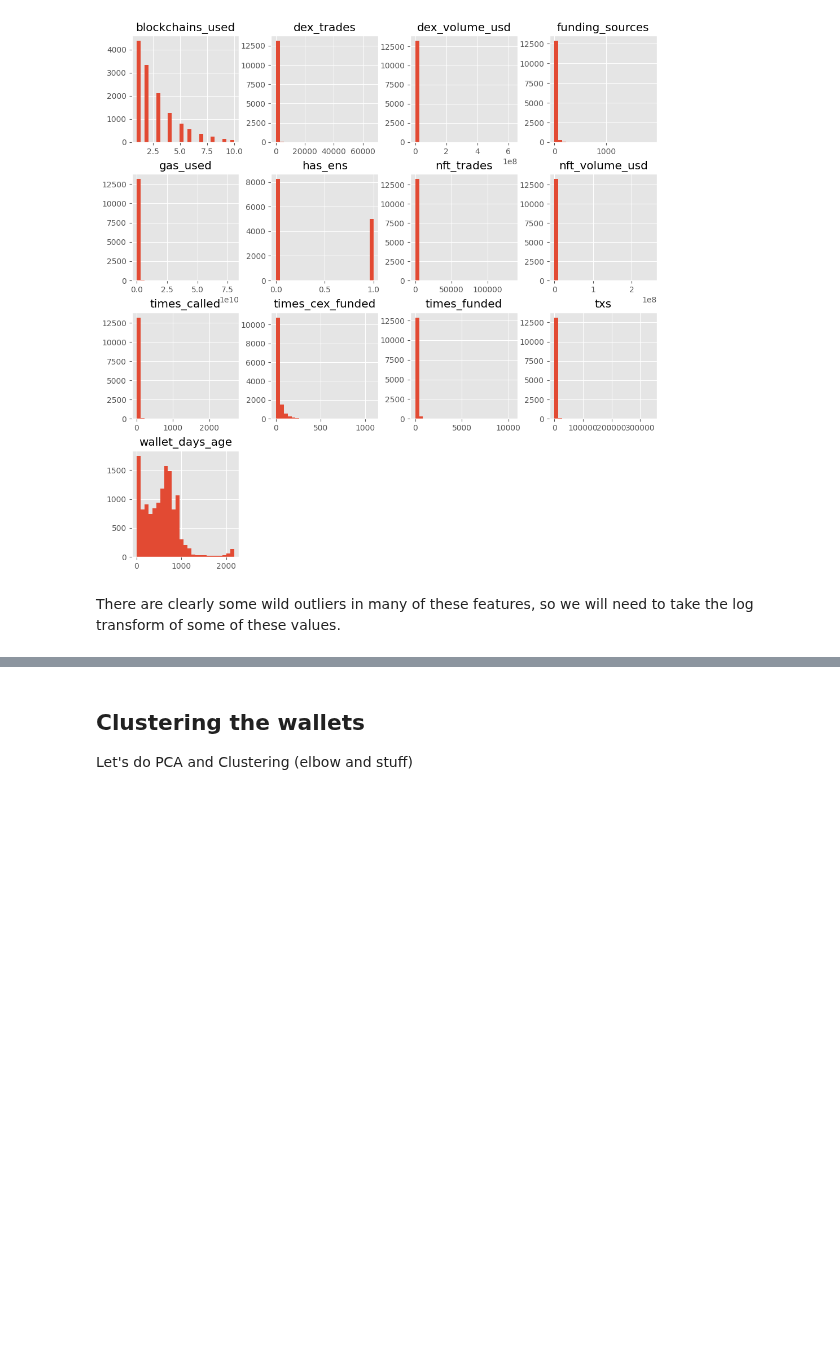
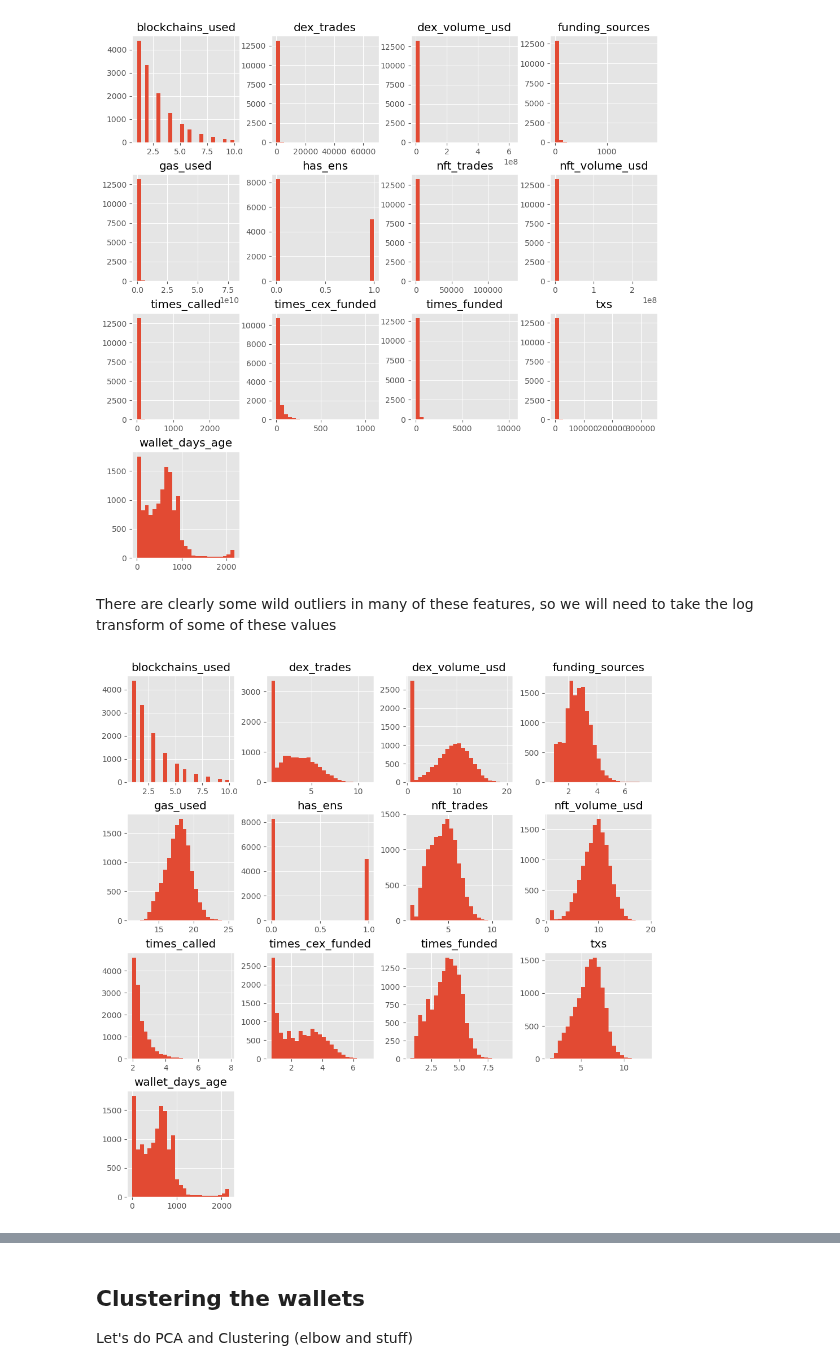
Before and after one commit to duneanalytics/dune-client, a Jupyter notebook: examples/Protocol and Chain Wallet Clustering.ipynb, the cells around one changed output, grey strips where cells are left out. Saved outputs shown, nothing was run; the diff lists cells and outputs as text; code cells hidden in the pictures; blank space fills up the shorter version.

```diff
--- a/examples/Protocol and Chain Wallet Clustering.ipynb
+++ b/examples/Protocol and Chain Wallet Clustering.ipynb
@@ -94,4 +98,20 @@ plt.show()
 # %% [output]
 [figure]
 # %% [markdown]
-There are clearly some wild outliers in many of these features, so we will need to take the log transform of some of these values.
+There are clearly some wild outliers in many of these features, so we will need to take the log transform of some of these values
+# %%
+query_result_tf = query_result
+
+log_transform_columns = ['dex_trades', 'dex_volume_usd', 'funding_sources',
+       'gas_used', 'nft_trades', 'nft_volume_usd', 'times_called',
+       'times_cex_funded', 'times_funded', 'txs']
+
+query_result_tf[log_transform_columns] = query_result_tf[log_transform_columns].applymap(lambda x: np.log1p(x + 1))
+
+#let's plot again
+fig, ax = plt.subplots(1, 1, figsize=(12, 12))
+ax.grid(False)
+query_result.hist(bins=25, ax=ax)
+plt.show()
+# %% [output]
+[figure, added]
```
Also changed, not shown: parts of 8 cells of this notebook, 4 other files.
